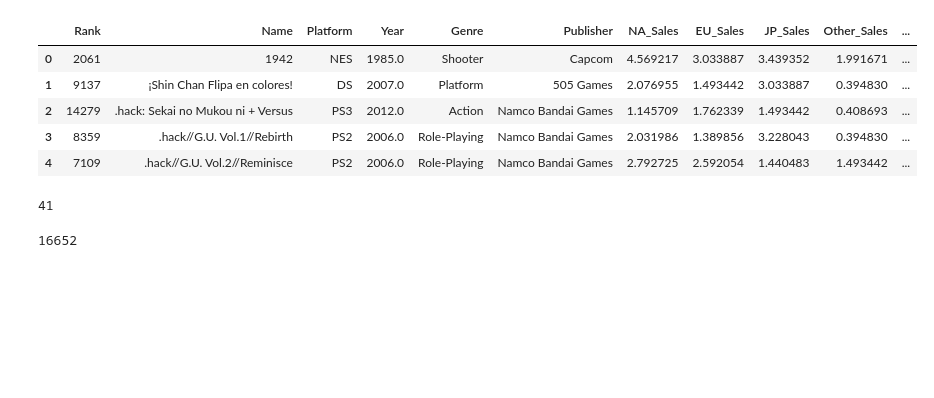
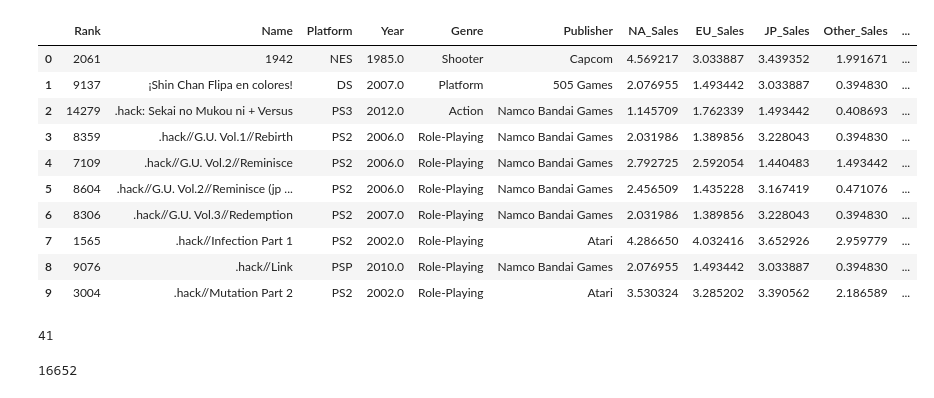
Before and after one commit to thecont1/class-sharing, a Jupyter notebook: Class09_Matplotlib01.ipynb, the cells around one changed output. Cells and saved outputs as stored; diff of their text form; code cells hidden in the pictures; blank space fills up the shorter version.

```diff
--- a/Class09_Matplotlib01.ipynb
+++ b/Class09_Matplotlib01.ipynb
@@ -12,16 +12,21 @@ To: /content/final_vg.csv
 # %%
 import pandas as pd
 import numpy as np
 
-data = pd.read_csv('final_vg.csv')
-data.head()
+data = pd.read_csv('datasets/final_vg.csv')
+data.head(10)
 # %% [output]
 |  | Rank | Name | Platform | Year | Genre | Publisher | NA_Sales | EU_Sales | JP_Sales | Other_Sales | ... |
 | 0 | 2061 | 1942 | NES | 1985.0 | Shooter | Capcom | 4.569217 | 3.033887 | 3.439352 | 1.991671 | ... |
 | 1 | 9137 | ¡Shin Chan Flipa en colores! | DS | 2007.0 | Platform | 505 Games | 2.076955 | 1.493442 | 3.033887 | 0.394830 | ... |
 | 2 | 14279 | .hack: Sekai no Mukou ni + Versus | PS3 | 2012.0 | Action | Namco Bandai Games | 1.145709 | 1.762339 | 1.493442 | 0.408693 | ... |
 | 3 | 8359 | .hack//G.U. Vol.1//Rebirth | PS2 | 2006.0 | Role-Playing | Namco Bandai Games | 2.031986 | 1.389856 | 3.228043 | 0.394830 | ... |
 | 4 | 7109 | .hack//G.U. Vol.2//Reminisce | PS2 | 2006.0 | Role-Playing | Namco Bandai Games | 2.792725 | 2.592054 | 1.440483 | 1.493442 | ... |
+| 5 | 8604 | .hack//G.U. Vol.2//Reminisce (jp ... | PS2 | 2006.0 | Role-Playing | Namco Bandai Games | 2.456509 | 1.435228 | 3.167419 | 0.471076 | ... |
+| 6 | 8306 | .hack//G.U. Vol.3//Redemption | PS2 | 2007.0 | Role-Playing | Namco Bandai Games | 2.031986 | 1.389856 | 3.228043 | 0.394830 | ... |
+| 7 | 1565 | .hack//Infection Part 1 | PS2 | 2002.0 | Role-Playing | Atari | 4.286650 | 4.032416 | 3.652926 | 2.959779 | ... |
+| 8 | 9076 | .hack//Link | PSP | 2010.0 | Role-Playing | Namco Bandai Games | 2.076955 | 1.493442 | 3.033887 | 0.394830 | ... |
+| 9 | 3004 | .hack//Mutation Part 2 | PS2 | 2002.0 | Role-Playing | Atari | 3.530324 | 3.285202 | 3.390562 | 2.186589 | ... |
 # %%
 len(data['Year'].value_counts())
 # %% [output]
```
Also changed, not shown: parts of 11 cells of this notebook.
